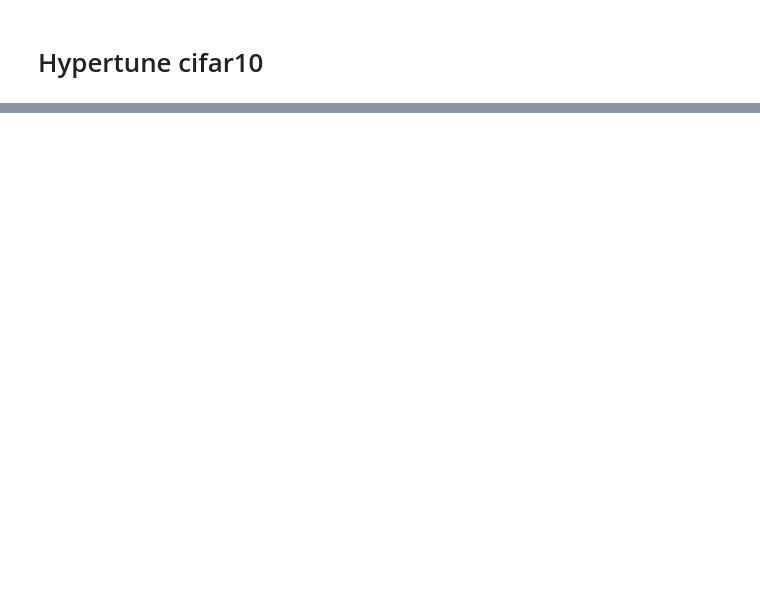
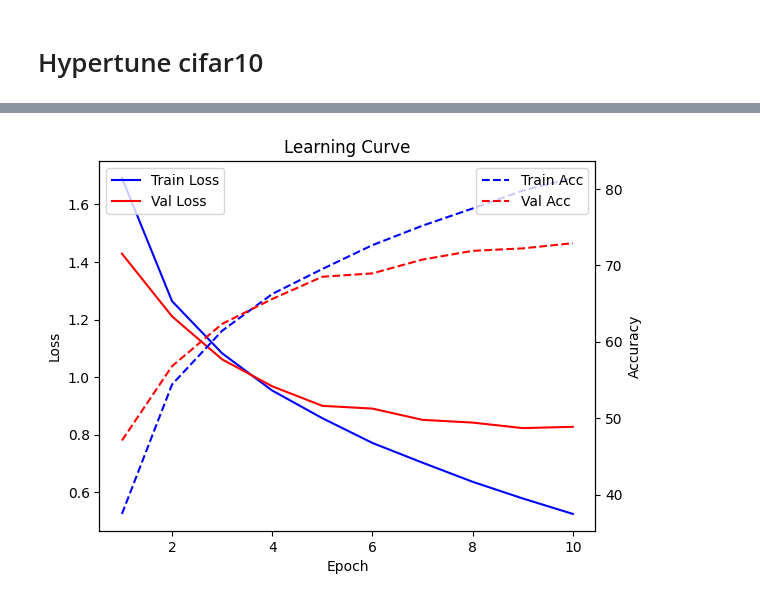
Before and after one commit to Kruimel/portfolio-DLDEPL01_2025, a Jupyter notebook: 4-hypertuning-ray/hypertune_cifar.ipynb, the cells around one changed output, grey strips where cells are left out. Cells and saved outputs as stored; diff of their text form; code cells hidden in the pictures; blank space fills up the shorter version.

Commit message:
add hyperband tuning

```diff
--- a/4-hypertuning-ray/hypertune_cifar.ipynb
+++ b/4-hypertuning-ray/hypertune_cifar.ipynb
@@ -710,26 +837,28 @@ config_hyperband = {
     "filters": tune.randint(100, 200),
     "kernel_size": tune.randint(2, 3),
     "stride": 1,
-    "padding": tune.grid_search([0, 1]),  # typical options for padding
+    "padding": tune.randint(0, 1),  # typical options for padding
 }
 
 # Create an AsyncHyperBandScheduler for efficient hyperparameter search
 scheduler_hyperband = AsyncHyperBandScheduler(
     time_attr="training_iteration",  # attribute that tracks training progress
-    grace_period=3,                  # minimum number of iterations before stopping trials
-    reduction_factor=3,              # controls how aggressively to cut underperforming trials
-    max_t=config_hyperband["epochs"] # maximum number of training iterations
+    grace_period=3,                  # start terminating after 3 epochs
+    reduction_factor=2,              # half the number of models per epoch after grace_period
+    max_t=config_hyperband["epochs"] # train for max 10 epochs
 )
 
 analysis = tune.run(
     train_and_evaluate_ray,
     config=config_hyperband,
+    name="cnn_hyperparameter_hyperband",
     metric="val_loss",
     mode="min",
-    storage_path=str(config_structure["tune_dir"]),  # ensure path is string
+    storage_path=str(config_hyperband["tune_dir"]),  # ensure path is string
     num_samples=20,
-    stop={"training_iteration": config_structure["epochs"]},
     verbose=1,
     scheduler=scheduler_hyperband,
     resume=True
 )
+tune_df_hyperband = analysis.results_df.sort_values("val_loss")
+tune_df_hyperband.head()
@@ -739,2 +927,36 @@ best
 # %%
-best.plot_learning_curve()
+import torch
+
+# Get the best config from the hyperband search
+best_config = analysis.get_best_config(metric="val_loss", mode="min")
+
+logger.info(f"Best config: {best_config}")
+
+# Instantiate the model with the best hyperparameters
+best_model = SimpleCNN(
+    input_size=best_config["input_size"],
+    hidden_size=best_config["hidden_size"],
+    output_size=best_config["output_size"],
+    dropout=best_config["dropout"],
+    num_conv_layers=best_config["num_conv_layers"],
+    filters=best_config["filters"],
+    kernel_size=best_config["kernel_size"],
+    stride=best_config["stride"],
+    padding=best_config["padding"],
+    num_fully_connected_layers=best_config["num_fully_connected_layers"]
+)
+
+# Move model to device
+device = best_config["device"]
+best_model.to(device)
+
+# Optionally, you can load weights from a checkpoint if available:
+checkpoint_path = analysis.get_best_checkpoint(trial=analysis.get_best_trial(metric="val_loss", mode="min"))
+if checkpoint_path:
+    best_model.load_state_dict(torch.load(checkpoint_path)["model_state_dict"])
+
+# Now you can further train the model using your existing train_and_evaluate function:
+# Example:
+train_and_evaluate(best_model, best_config, logger)
+best_model.plot_learning_curve()
+# %% [output]
@@ -740,0 +975 @@ best.plot_learning_curve()
+[figure, added]
```
Also changed, not shown: parts of 17 cells of this notebook, 9 other files.
